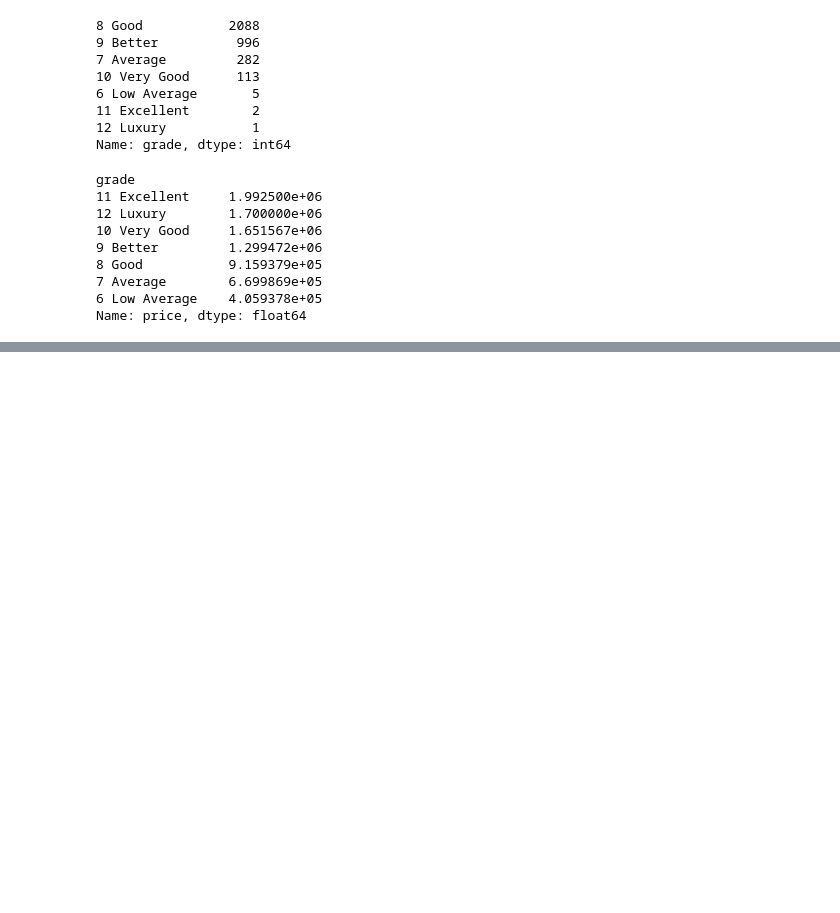
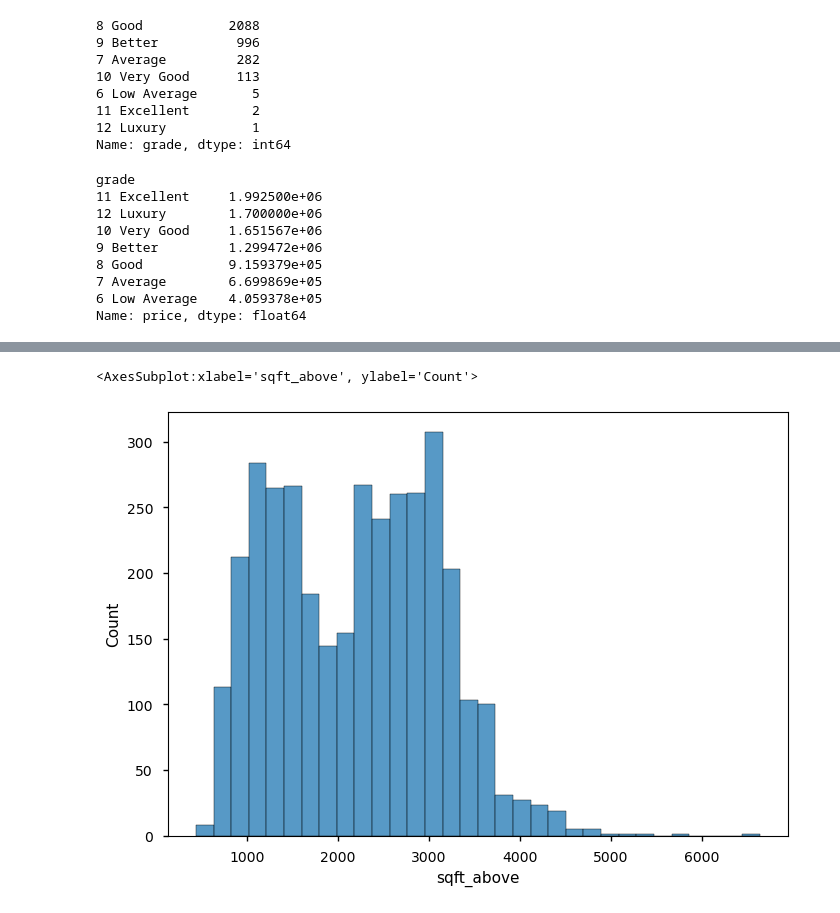
Before and after one commit to dnigh45/dsc-phase-2-djrachjake, a Jupyter notebook: dj.ipynb, the cells around one changed output, grey strips where cells are left out. Cells and saved outputs as stored; diff of their text form; code cells hidden in the pictures; blank space fills up the shorter version.

```diff
--- a/dj.ipynb
+++ b/dj.ipynb
@@ -754,0 +1356,7 @@ Name: price, dtype: float64
+# %%
+garage_no_garage = []
+for item in df_new['sqft_garage']:
+    if item > 0:
+        garage_no_garage.append(1)
+    else:
+        garage_no_garage.append(0)
@@ -754,0 +1367,2 @@ Name: price, dtype: float64
+# %%
+df_new['garage'] = pd.DataFrame(garage_no_garage)
@@ -754,0 +1417,5 @@ Name: price, dtype: float64
+# %%
+sns.histplot(df_new['sqft_above'])
+# %% [output]
+<AxesSubplot:xlabel='sqft_above', ylabel='Count'>
+[figure, added]
```
Also changed, not shown: parts of 51 cells of this notebook.
